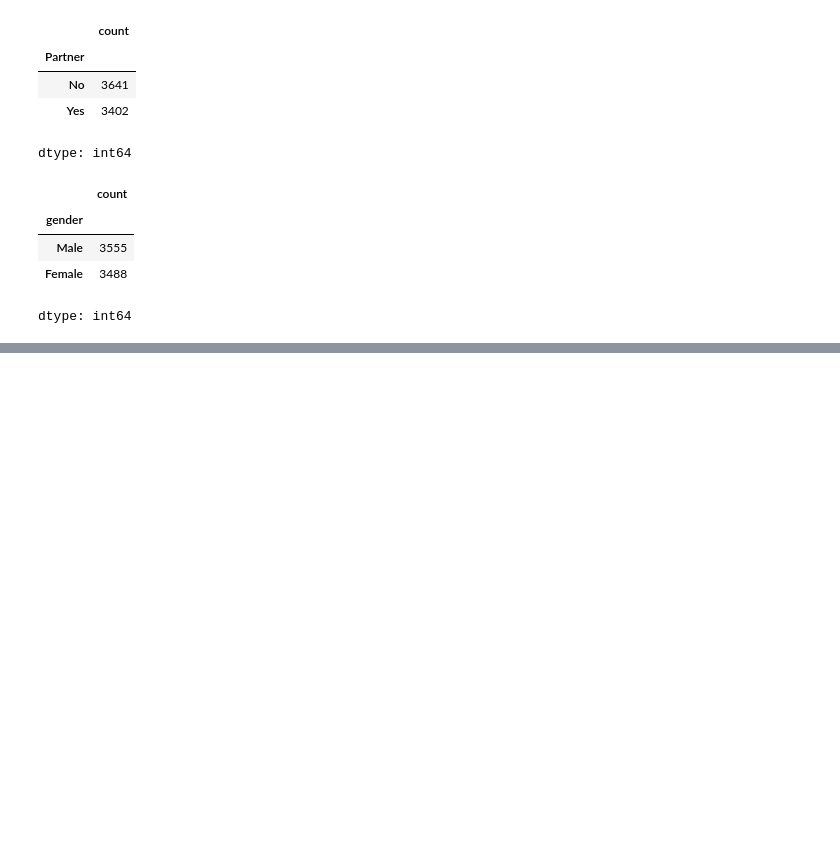
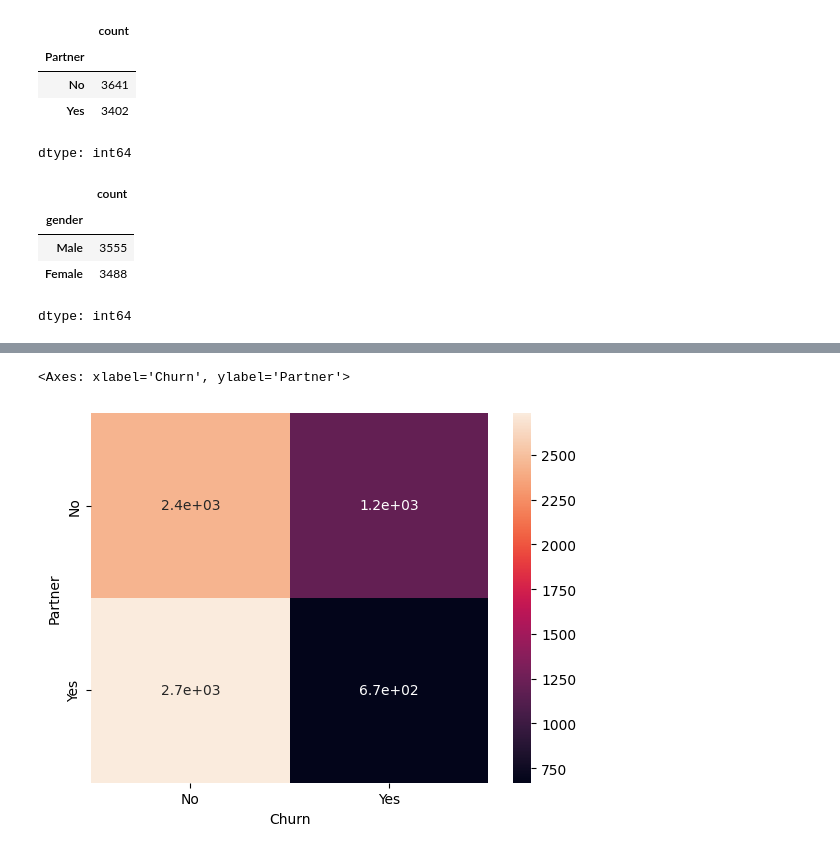
Before and after one commit to SeyedRumaiz/customer-telco-churn, a Jupyter notebook: notebooks/01_eda.ipynb, the cells around one changed output, grey strips where cells are left out. Drawn from its saved outputs; the diff is of its cells as text; code cells hidden in the pictures; blank space fills up the shorter version.

```diff
--- a/notebooks/01_eda.ipynb
+++ b/notebooks/01_eda.ipynb
@@ -216,0 +241,6 @@ dtype: int64
+# %%
+# Heatmaps
+sns.heatmap(pd.crosstab(df['Partner'], df['Churn']), annot=True)
+# %% [output]
+<Axes: xlabel='Churn', ylabel='Partner'>
+[figure, added]
```
Also changed, not shown: parts of 13 cells of this notebook.
